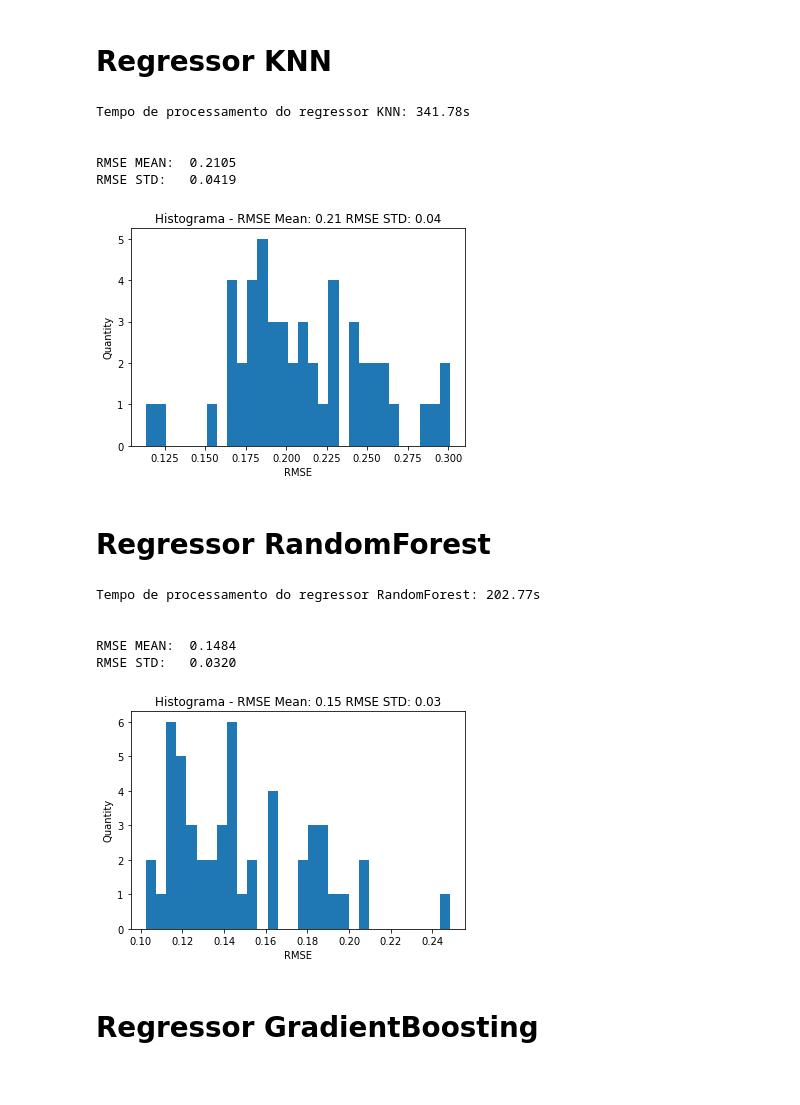
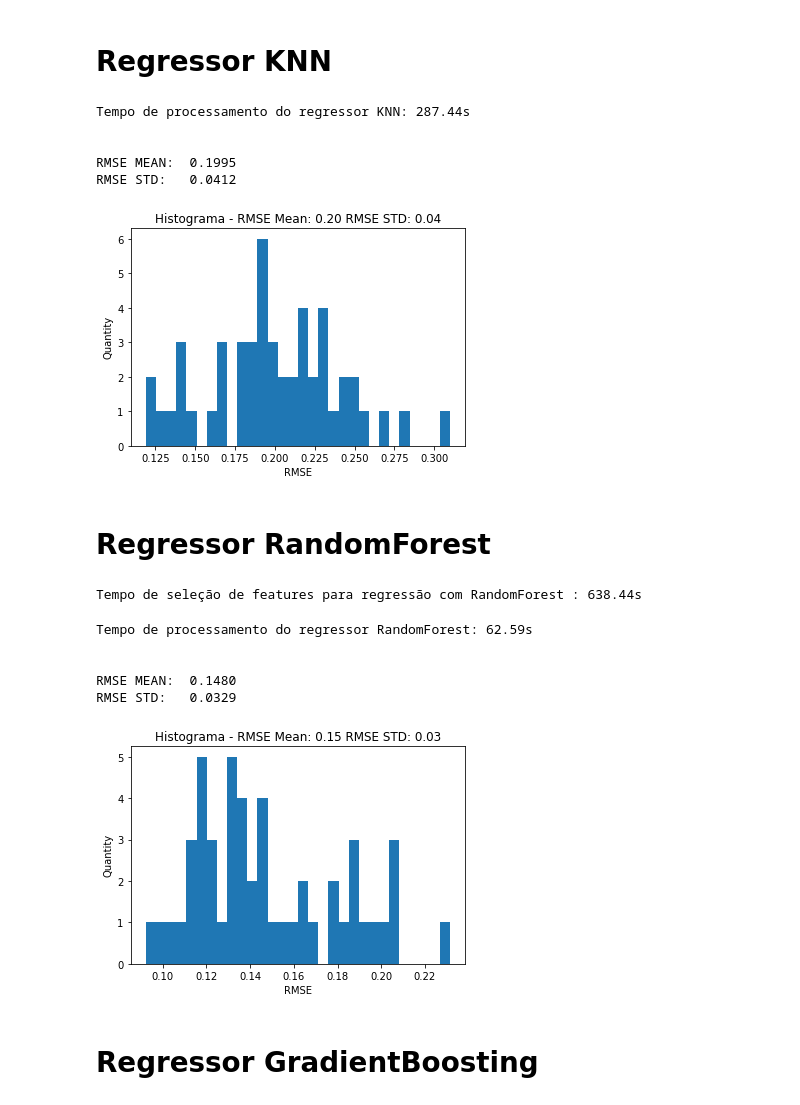
Before and after one commit to vinicius-alves/Introducao-ao-Aprendizado-de-Maquina-UFRJ, a Jupyter notebook: Primeiro Trabalho.ipynb, the cells around one changed output. Cells and saved outputs as stored; diff of their text form; code cells hidden in the pictures.

```diff
--- a/Primeiro Trabalho.ipynb
+++ b/Primeiro Trabalho.ipynb
@@ -288,10 +347,8 @@ RMSE STD:   0.1210
 # %%
-from sklearn.linear_model import Ridge
-
 start = time.time()
 
 rmse_list =[]
-X = matriz_train
+X = X_dense
 y = np.log(vetor_train_target)
 
 kf = KFold(n_splits=n_splits);
@@ -338,10 +425,8 @@ RMSE STD:   0.0494
 # %%
-from sklearn.svm import SVR
-
 start = time.time()
 
 rmse_list =[]
-X = matriz_train
+X = X_dense
 y = np.log(vetor_train_target)
 
 kf = KFold(n_splits=n_splits);
@@ -387,6 +472,8 @@ RMSE STD:   0.0649
 # Regressor KNN
 # %%
 from sklearn.neighbors import KNeighborsRegressor
+
+# Não foi feita seleção de atributos neste caso, pois estava obtendo alguns erros
 
 start = time.time()
 
@@ -402,7 +489,7 @@ for train, test in kf.split(X):
     y_train, y_test = y[train], y[test]
 
     # Criando Regressor KNN
-    regr =  KNeighborsRegressor(n_jobs=-1, n_neighbors=30)
+    regr =  KNeighborsRegressor(n_jobs=-1, n_neighbors=5)
 
     # Treino
     regr.fit(X_train, y_train)
@@ -426,21 +513,49 @@ plt.xlabel("RMSE")
 plt.hist(rmse_list,bins = 30)
 plt.show()
 # %% [output]
-Tempo de processamento do regressor KNN: 341.78s
+Tempo de processamento do regressor KNN: 287.44s
 
 
-RMSE MEAN:  0.2105
-RMSE STD:   0.0419
+RMSE MEAN:  0.1995
+RMSE STD:   0.0412
-[figure, old version]
+[figure, new version]
 # %% [markdown]
 # Regressor RandomForest
+# %%
+from sklearn.ensemble import RandomForestRegressor
+
+start = time.time()
+
+# Dados a serem considerados
+X = matriz_train
+y = np.log(vetor_train_target)
+
+# Criando Seletor de Features RFE
+# O valor abaixo foi usado após sucessivos testes com diversos valores
+num_features_desired = 120
+regr = RandomForestRegressor()
+selector = RFE(regr, num_features_desired, step=1)
+selector = selector.fit(X, y)
+
+# Eliminando as features que não contribuem de forma vantajosa para a predição
+selection = selector.support_
+X_dense = X.toarray()
+indices_para_cortar = []
+for i in range(selection.shape[0]):
+    if(not(selection[i])):
+        indices_para_cortar.append(i)
+X_dense = np.delete(X_dense,indices_para_cortar , 1)
+
+end = time.time()
+
+print('Tempo de seleção de features para regressão com RandomForest : '+str("%.2f" % (end - start))+'s\n')
+# %% [output]
+Tempo de seleção de features para regressão com RandomForest : 638.44s
 # %%
-from sklearn.ensemble import RandomForestRegressor
-
 start = time.time()
 
 rmse_list =[]
-X = matriz_train
+X = X_dense
 y = np.log(vetor_train_target)
 
 kf = KFold(n_splits=n_splits);
@@ -450,36 +565,36 @@ for train, test in kf.split(X):
     X_train, X_test = X[train], X[test]
     y_train, y_test = y[train], y[test]
 
     # Criando Regressor RandomForest
     regr =  RandomForestRegressor()
 
     # Treino
     regr.fit(X_train, y_train)
 
     # Predição
     y_pred = regr.predict(X_test)
 
     #Root mean squared error
     rmse_list.append(np.sqrt(mean_squared_error(y_test, y_pred)));
 
 end = time.time()
 
 print('Tempo de processamento do regressor RandomForest: '+str("%.2f" % (end - start))+'s\n\n')
 print("RMSE MEAN: ","%.4f" % np.mean(rmse_list))
 print("RMSE STD:  ","%.4f" % np.std(rmse_list), '\n\n')
 
 plt.title(u"Histograma - RMSE Mean: " + str("%.2f" % np.mean(rmse_list))+ " RMSE STD: " + str("%.2f" % np.std(rmse_list)))
 plt.ylabel("Quantity")
 plt.xlabel("RMSE")
 
 plt.hist(rmse_list,bins = 30)
 plt.show()
 # %% [output]
-Tempo de processamento do regressor RandomForest: 202.77s
+Tempo de processamento do regressor RandomForest: 62.59s
 
 
-RMSE MEAN:  0.1484
-RMSE STD:   0.0320
+RMSE MEAN:  0.1480
+RMSE STD:   0.0329
-[figure, old version]
+[figure, new version]
 # %% [markdown]
 # Regressor GradientBoosting
```
Also changed, not shown: parts of 16 cells of this notebook, 1 other file.
